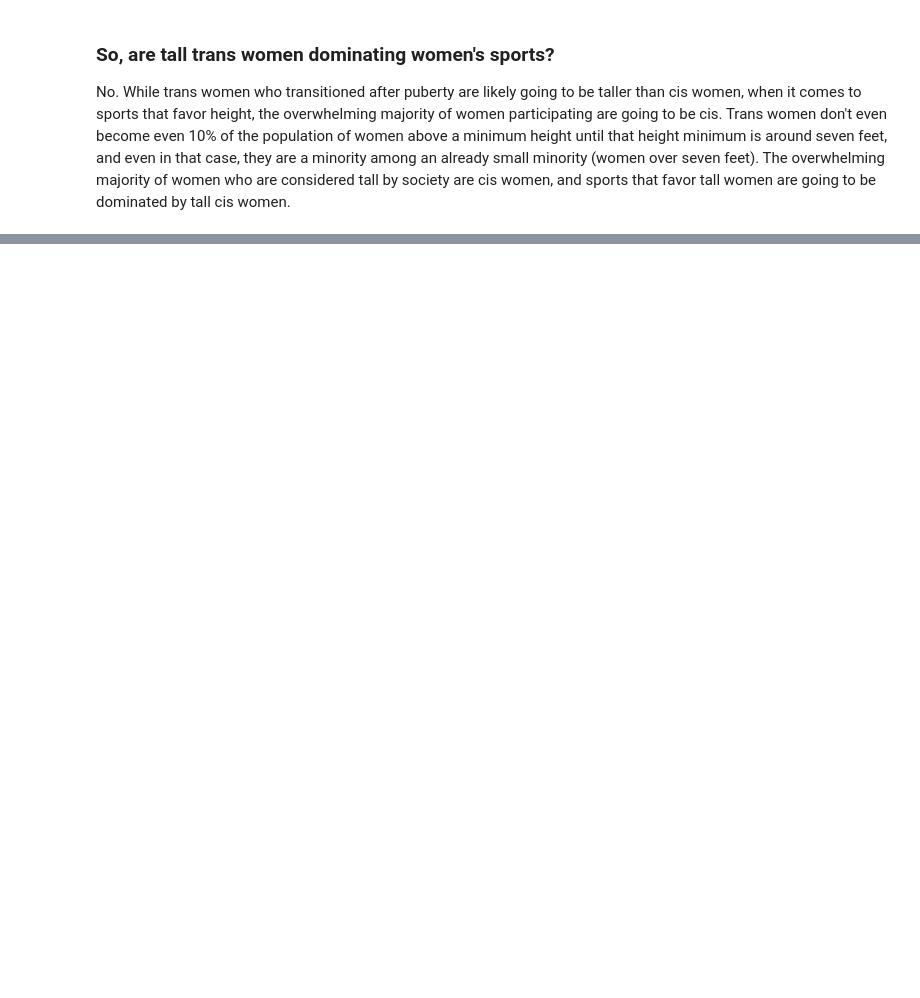
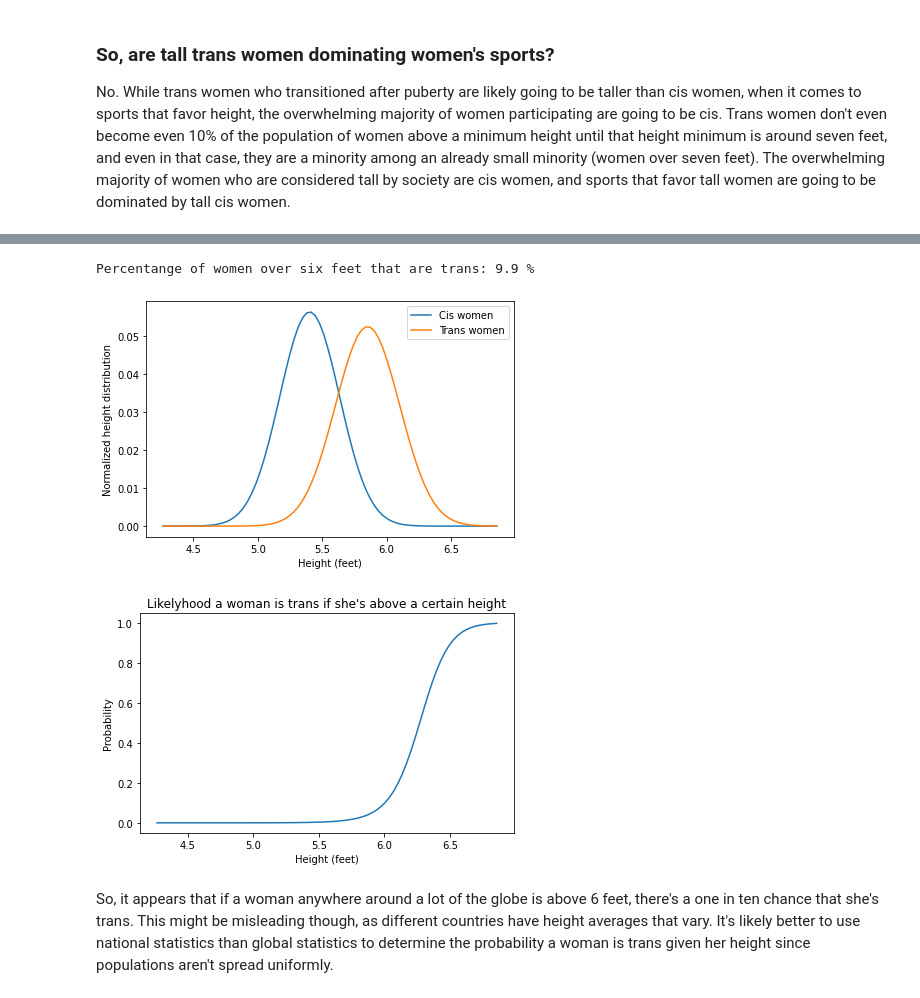
Before and after one commit to domagalski/trans-sports-stats, a Jupyter notebook: prob_trans_height_bayes.ipynb, the cells around one changed output, grey strips where cells are left out. Cells and saved outputs as stored; diff of their text form; code cells hidden in the pictures; blank space fills up the shorter version.

Commit message:
add Our World In Data aggregated stats

```diff
--- a/prob_trans_height_bayes.ipynb
+++ b/prob_trans_height_bayes.ipynb
@@ -194,0 +204,21 @@ No. While trans women who transitioned after puberty are likely going to be tall
+# %%
+world = Parameters(
+    cis_w_mean = 164.7,
+    cis_w_stddev = 7.07,
+    trans_w_mean = 178.4,
+    trans_w_stddev = 7.59,
+    # Provisional
+    percent_trans = 0.002,
+)
+
+height_cm = np.arange(130, 210)
+height_ft = height_cm/cm_per_ft
+
+plot_height_dist(world)
+plot_over_height(world)
+# %% [output]
+Percentange of women over six feet that are trans: 9.9 %
+[figure, added]
+[figure, added]
+# %% [markdown]
+So, it appears that if a woman anywhere around a lot of the globe is above 6 feet, there's a one in ten chance that she's trans. This might be misleading though, as different countries have height averages that vary. It's likely better to use national statistics than global statistics to determine the probability a woman is trans given her height since populations aren't spread uniformly.
```
Also changed, not shown: parts of 7 cells of this notebook, 1 other file.
